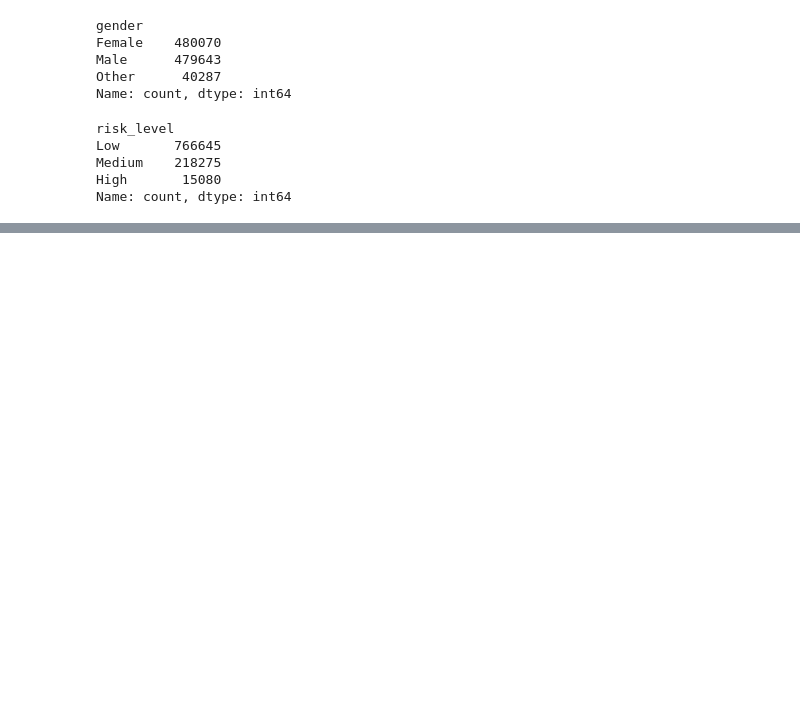
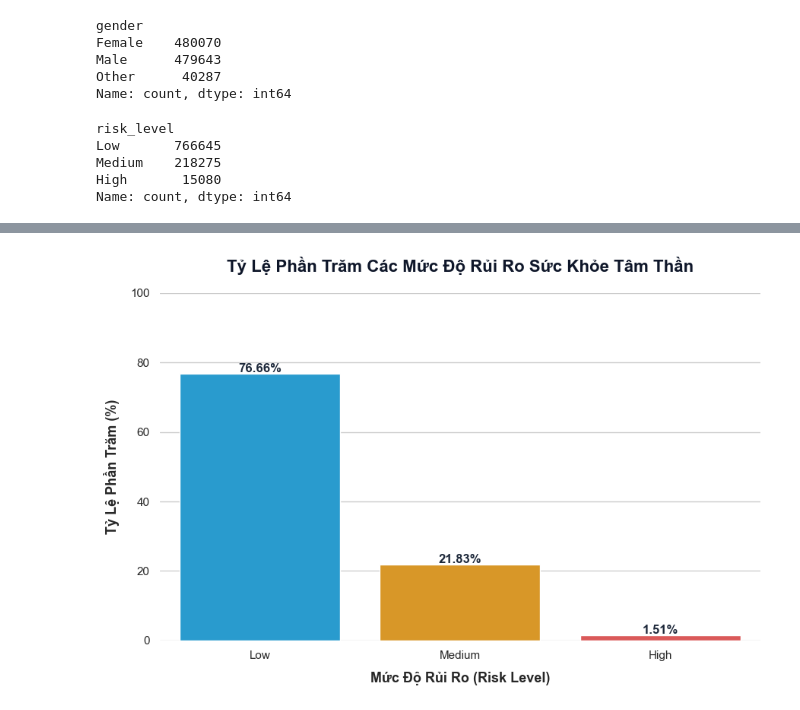
Before and after one commit to NguyenHung2604/Student-mental-health-and-Burn-out, a Jupyter notebook: main1.ipynb, the cells around one changed output, grey strips where cells are left out. Cells and saved outputs as stored; diff of their text form; code cells hidden in the pictures; blank space fills up the shorter version.

```diff
--- a/main1.ipynb
+++ b/main1.ipynb
@@ -146,0 +170,61 @@ df.corr(numeric_only=True)
+# %%
+import matplotlib.pyplot as plt
+import seaborn as sns
+import pandas as pd
+
+
+# 2. Tính toán số lượng và tỷ lệ phần trăm
+# value_counts(normalize=True) sẽ tính toán tỷ lệ phần trăm (từ 0 đến 1)
+risk_counts = df['risk_level'].value_counts(normalize=True) * 100
+
+# Đảm bảo thứ tự hiển thị trên biểu đồ luôn là: Low -> Medium -> High
+ordered_categories = ['Low', 'Medium', 'High']
+risk_counts = risk_counts.reindex(ordered_categories)
+
+# 3. Cấu hình giao diện biểu đồ (Style chuẩn phong cách báo cáo chuyên nghiệp)
+plt.figure(figsize=(9, 6)) # Định dạng kích thước khung hình (Rộng x Cao)
+sns.set_theme(style="whitegrid") # Tạo nền lưới trắng sang trọng
+
+# Định nghĩa bảng màu hiện đại (Xanh dương cho Low, Vàng cam cho Medium, Đỏ cho High)
+custom_colors = ['#0ea5e9', '#f59e0b', '#ef4444']
+
+# 4. Vẽ biểu đồ cột (Bar plot)
+ax = sns.barplot(
+    x=risk_counts.index,
+    y=risk_counts.values,
+    palette=custom_colors,
+    hue=risk_counts.index, # Tránh cảnh báo từ seaborn phiên bản mới
+    legend=False
+)
+
+# 5. Hiển thị số liệu phần trăm trực tiếp trên đầu mỗi cột
+for p in ax.patches:
+    percentage = f'{p.get_height():.2f}%' # Định dạng lấy 2 chữ số thập phân
+    x = p.get_x() + p.get_width() / 2 # Lấy tọa độ trung tâm trục X của cột
+    y = p.get_height() + 1.5          # Tọa độ trục Y (đẩy lên trên đầu cột một chút)
+    ax.annotate(
+        percentage,
+        (x, y),
+        ha='center',
+        va='center',
+        fontsize=12,
+        weight='bold',
+        color='#1e293b'
+    )
+
+# 6. Thiết lập tiêu đề và nhãn các trục
+plt.title('Tỷ Lệ Phần Trăm Các Mức Độ Rủi Ro Sức Khỏe Tâm Thần', fontsize=16, weight='bold', pad=20, color='#0f172a')
+plt.xlabel('Mức Độ Rủi Ro (Risk Level)', fontsize=13, weight='bold', labelpad=10)
+plt.ylabel('Tỷ Lệ Phần Trăm (%)', fontsize=13, weight='bold', labelpad=10)
+
+# Giới hạn trục Y cao hơn một chút so với cột cao nhất để không bị đè chữ
+plt.ylim(0, 100)
+
+# Làm sạch giao diện: Bỏ đường viền khung phía trên và bên phải
+sns.despine(left=True, bottom=True)
+
+# 7. Hiển thị biểu đồ lên màn hình
+plt.tight_layout() # Tự động căn chỉnh không bị mất chữ biên
+plt.show()
+# %% [output]
+[figure, added]
```
Also changed, not shown: parts of 4 cells of this notebook, 15 other files.
